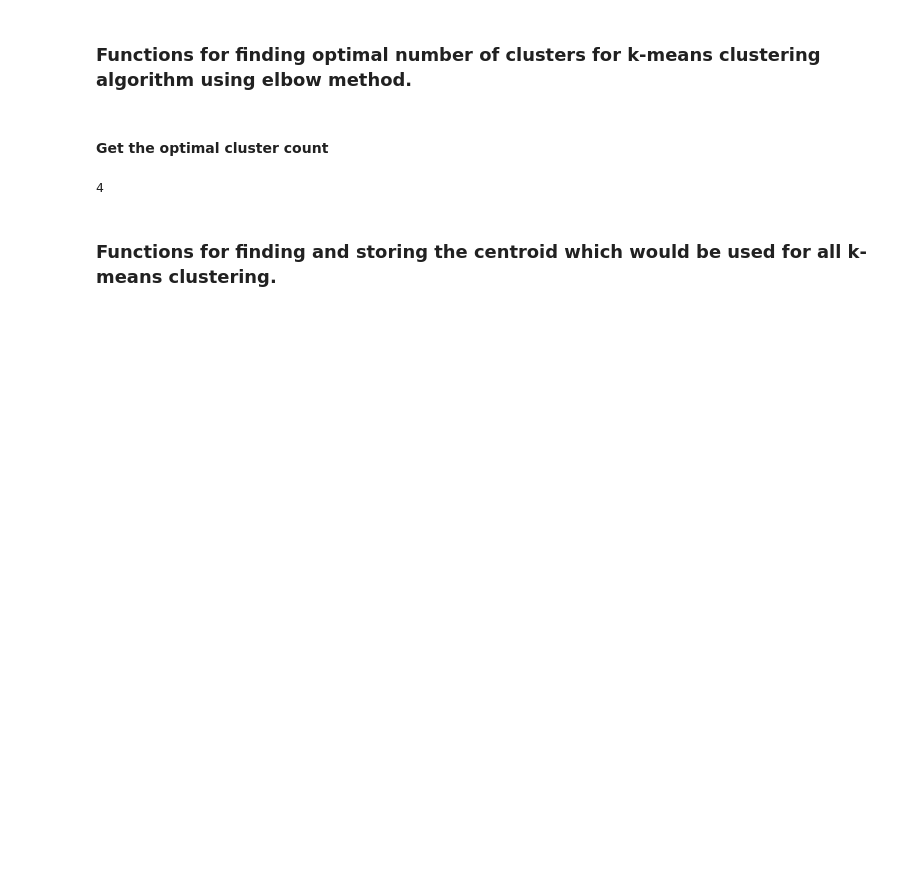
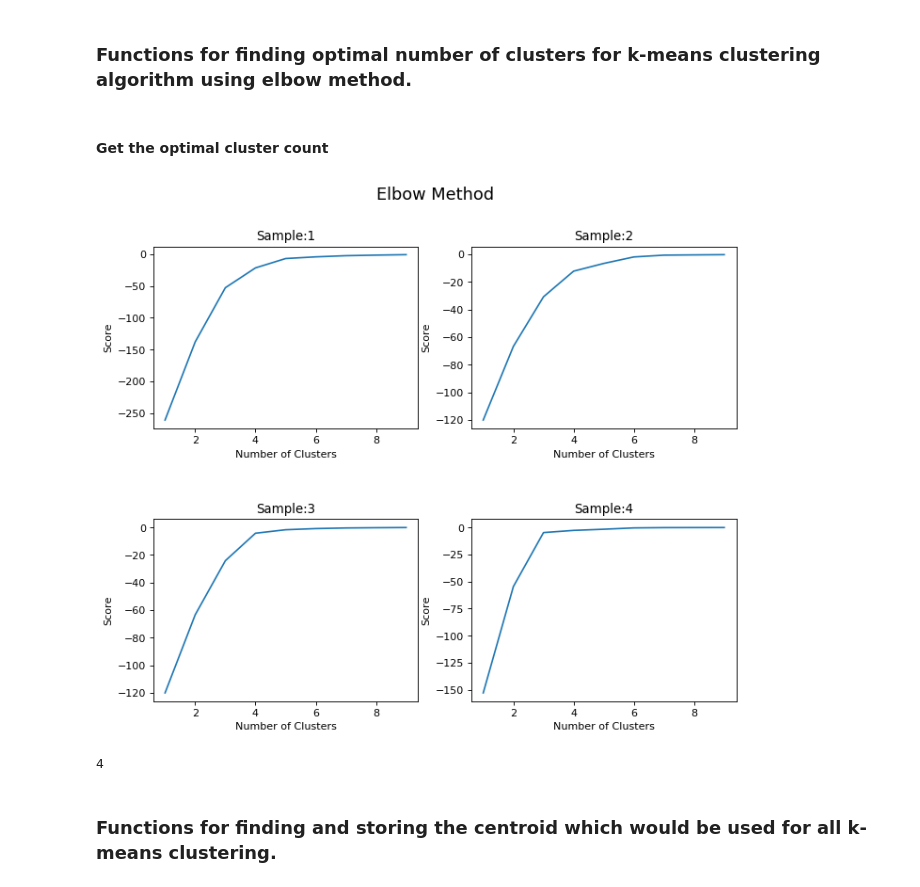
Before and after one commit to arpitgawande/ThesisPrograms, a Jupyter notebook: notebooks/IP_clustering.ipynb, the cells around one changed output. Drawn from its saved outputs; the diff is of its cells as text; code cells hidden in the pictures; blank space fills up the shorter version.

```diff
--- a/notebooks/IP_clustering.ipynb
+++ b/notebooks/IP_clustering.ipynb
@@ -247,28 +251,43 @@ def elbow_method(X_trans):
     return opt_clust_count
 # %%
-def get_optimal_cluster_count(df_list):
+def get_optimal_cluster_count(df_list, count):
     """
-    Apply elbow method on all the sample vectors and get their mean as the best cluster number
-    for kmeans algorithm
+    Apply elbow method on all the sample vectors and get their mean as
+    the best cluster number for kmeans algorithm.
 
     Parameters
     ----------
 
     df_list: list of dataframes
-        contain tables/dataframes for each sample data
+        contain tables/dataframes for each sample data.
+
+    count: int
+        Number of sample to loop t.
     """
     elbow_vals = []
-    for df in df_list:
+    row_count = math.ceil(count/2)
+    fig = plt.figure(figsize=(10, 4*row_count), dpi=80, facecolor='w', edgecolor='k')
+    fig.subplots_adjust(hspace=.5) #Adjust space between the subplot
+    for i, df in enumerate(df_list[:count], 1):
         X = df.values
         #Create scaling and transforme
         X_trans = preprocessing.StandardScaler().fit_transform(X)
-        elbow = elbow_method(X_trans)
+        #Create subplot
+        ax = fig.add_subplot(row_count, 2, i)
+        title = 'Sample:'+str(i)
+        fig.suptitle('Elbow Method', fontsize=16)
+        elbow = elbow_method(X_trans, ax, title)
         elbow_vals.append(elbow)
+    plt.savefig('elbow-method.png')
     return int(np.floor(np.mean(elbow_vals)))
 # %% [markdown]
 #### Get the optimal cluster count
+# %%
+sample_count = 4 #Number of samples to be used for elbow method
 # %%
-cluster_count = get_optimal_cluster_count(train_dfs)
+cluster_count = get_optimal_cluster_count(train_dfs, sample_count)
+# %% [output]
+[figure, added]
 # %%
 cluster_count
 # %% [output]
```
Also changed, not shown: parts of 43 cells of this notebook, 4 other files.
